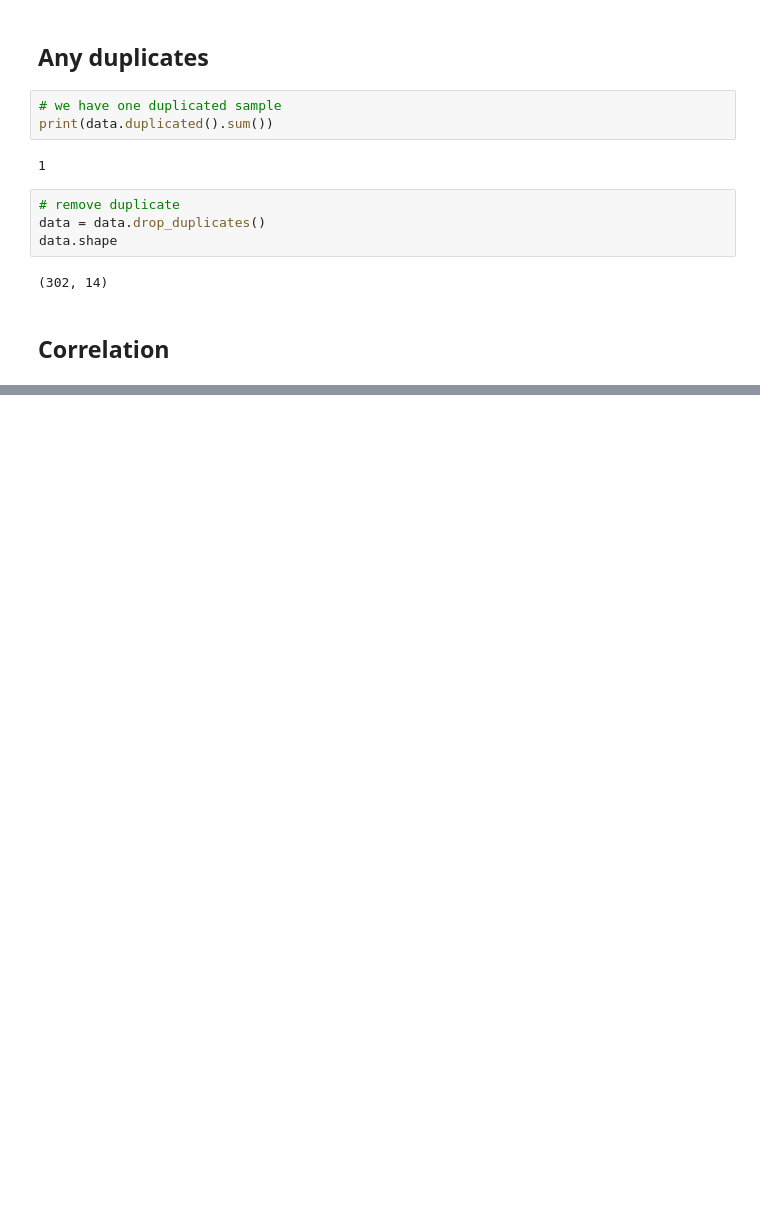
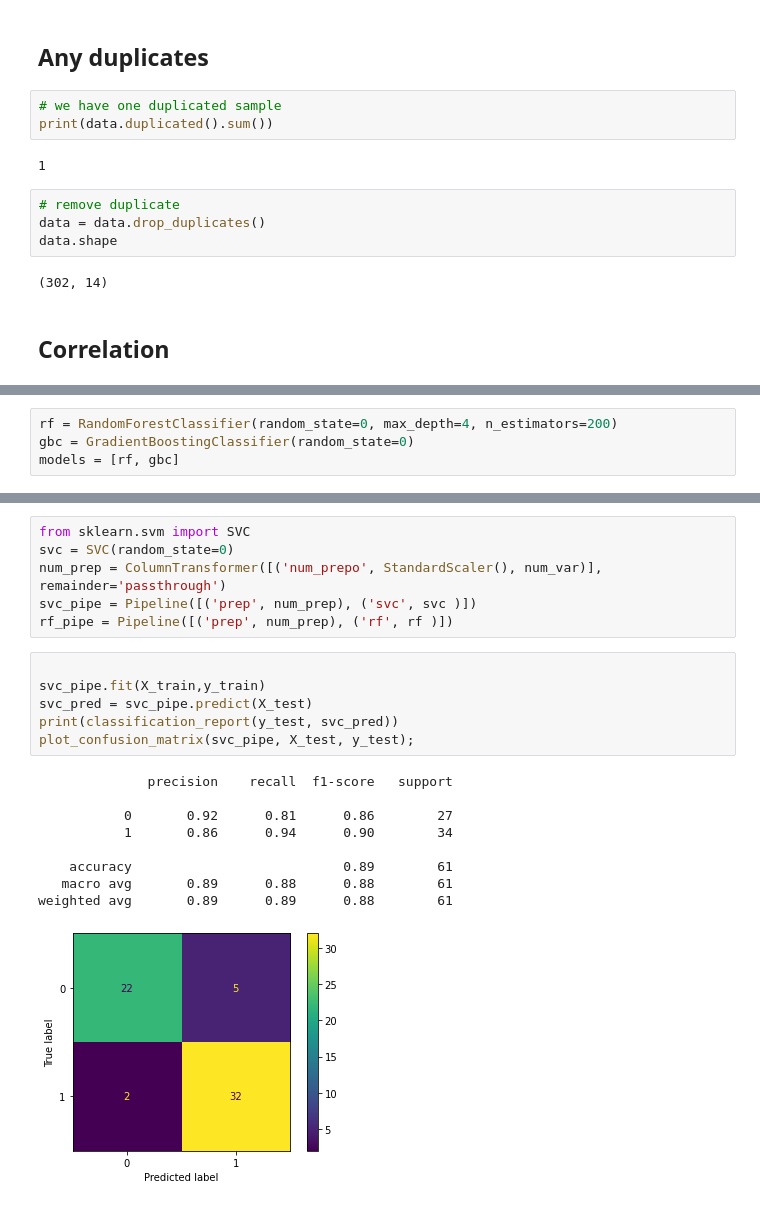
Before and after one commit to Abubakr1710/Hipocratia, a Jupyter notebook: eda.ipynb, the cells around one changed output, grey strips where cells are left out. Saved outputs shown, nothing was run; the diff lists cells and outputs as text; blank space fills up the shorter version.

```diff
--- a/eda.ipynb
+++ b/eda.ipynb
@@ -74,0 +116,4 @@ data.shape
+# %%
+rf = RandomForestClassifier(random_state=0, max_depth=4, n_estimators=200)
+gbc = GradientBoostingClassifier(random_state=0)
+models = [rf, gbc]
@@ -74,0 +157,23 @@ data.shape
+# %%
+from sklearn.svm import SVC
+svc = SVC(random_state=0)
+num_prep = ColumnTransformer([('num_prepo', StandardScaler(), num_var)],
+remainder='passthrough')
+svc_pipe = Pipeline([('prep', num_prep), ('svc', svc )])
+rf_pipe = Pipeline([('prep', num_prep), ('rf', rf )])
+# %%
+
+svc_pipe.fit(X_train,y_train)
+svc_pred = svc_pipe.predict(X_test)
+print(classification_report(y_test, svc_pred))
+plot_confusion_matrix(svc_pipe, X_test, y_test);
+# %% [output]
+              precision    recall  f1-score   support
+
+           0       0.92      0.81      0.86        27
+           1       0.86      0.94      0.90        34
+
+    accuracy                           0.89        61
+   macro avg       0.89      0.88      0.88        61
+weighted avg       0.89      0.89      0.88        61
+[figure, added]
```
Also changed, not shown: parts of 28 cells of this notebook.
